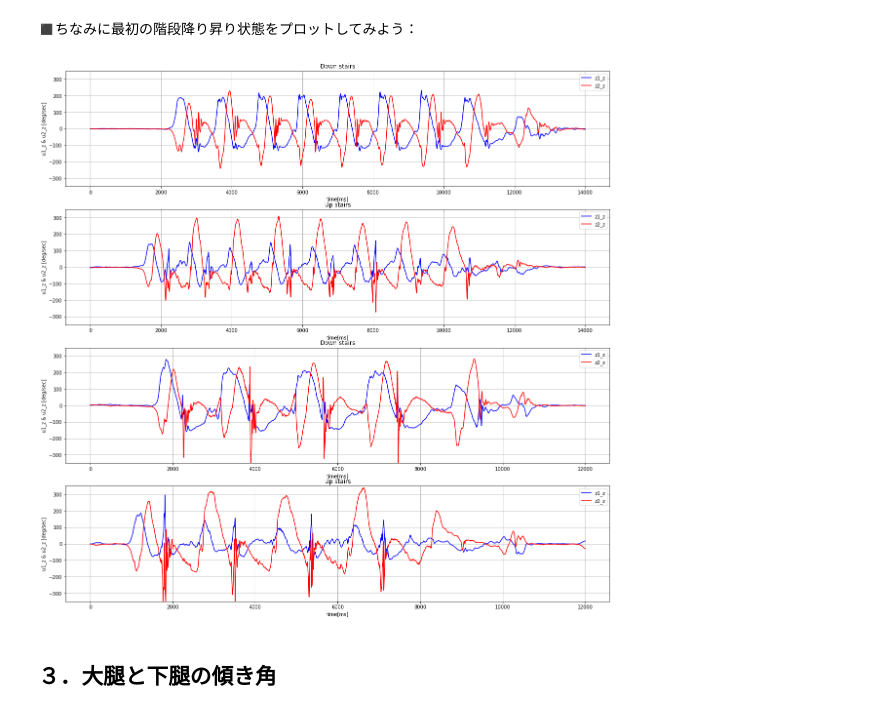
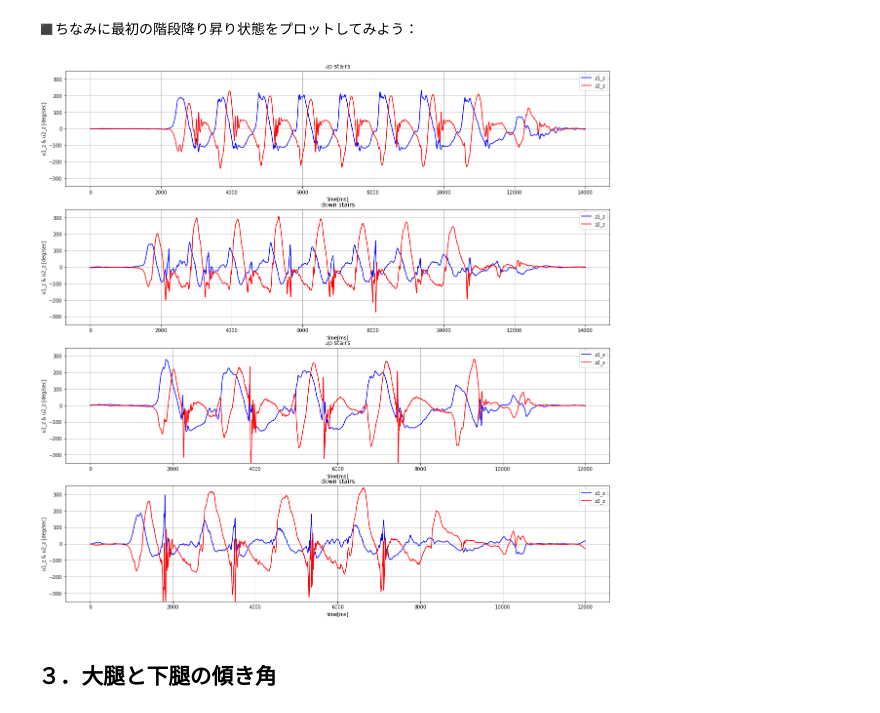
Before and after one commit to doppelgenkan/activity, a Jupyter notebook: up-down_stairs/up-down_stairs.ipynb, the cells around one changed output. Saved outputs shown, nothing was run; the diff lists cells and outputs as text; code cells hidden in the pictures.

```diff
--- a/up-down_stairs/up-down_stairs.ipynb
+++ b/up-down_stairs/up-down_stairs.ipynb
@@ -173,44 +173,44 @@ plt.figure(figsize=(20,20))
 plt.subplot(4, 1, 1)   #パレットを2行1列に分割し，1行目に以下のグラフをプロットする
 plt.plot(u1_z[:14000], c='blue')
 plt.plot(u2_z[:14000], c='red')
-plt.title('Down stairs')
+plt.title('up stairs')
 plt.xlabel('time[ms]')
 plt.ylabel('u1_z & u2_z [deg/sec]')
 plt.ylim([-350, 350])
 plt.legend(['z1_z', 'z2_z'])
 plt.grid()   #プロット領域にグリッドをつける
 
 plt.subplot(4, 1, 2)   #パレットを2行1列に分割し，2行目に以下のグラフをプロットする
 plt.plot(u1_z[14000:28000], c='blue')
 plt.plot(u2_z[14000:28000], c='red')
-plt.title('Up stairs')
+plt.title('down stairs')
 plt.xlabel('time[ms]')
 plt.ylabel('u1_z & u2_z [deg/sec]')
 plt.ylim([-350, 350])
 plt.legend(['z1_z', 'z2_z'])
 plt.grid()
 
 plt.subplot(4, 1, 3)   #パレットを2行1列に分割し，2行目に以下のグラフをプロットする
 plt.plot(u1_z[51000:63000], c='blue')
 plt.plot(u2_z[51000:63000], c='red')
-plt.title('Down stairs')
+plt.title('up stairs')
 plt.xlabel('time[ms]')
 plt.ylabel('u1_z & u2_z [deg/sec]')
 plt.ylim([-350, 350])
 plt.legend(['z1_z', 'z2_z'])
 plt.grid()
 
 plt.subplot(4, 1, 4)   #パレットを2行1列に分割し，2行目に以下のグラフをプロットする
 plt.plot(u1_z[63000:75000], c='blue')
 plt.plot(u2_z[63000:75000], c='red')
-plt.title('Up stairs')
+plt.title('down stairs')
 plt.xlabel('time[ms]')
 plt.ylabel('u1_z & u2_z [deg/sec]')
 plt.ylim([-350, 350])
 plt.legend(['z1_z', 'z2_z'])
 plt.grid()
 # %% [output]
-[figure, old version]
+[figure, new version]
 # %% [markdown]
 ## ３．大腿と下腿の傾き角
 # %% [markdown]
```
Also changed, not shown: parts of 6 cells of this notebook.
